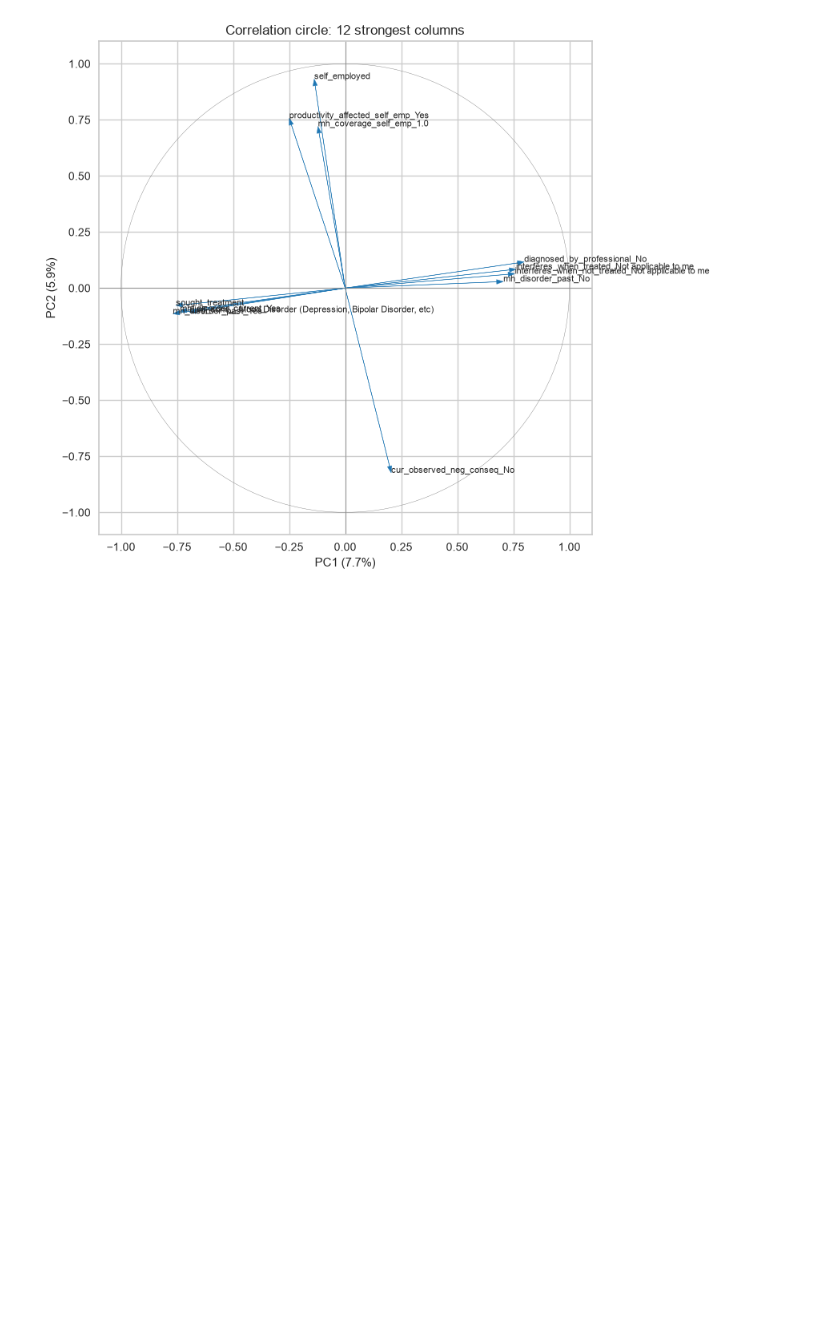
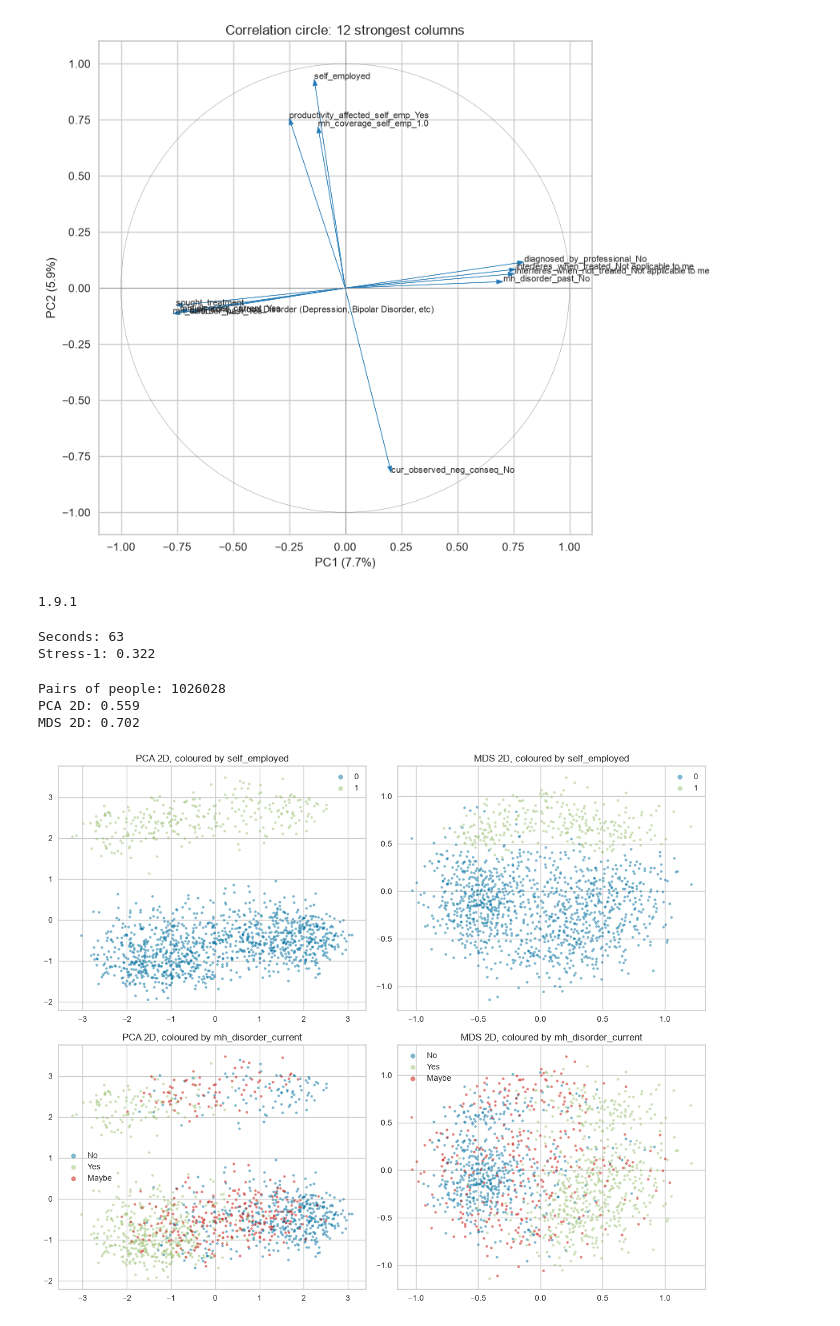
Before and after one commit to nosadfountains/Unsupervised-ML_Case-Study, a Jupyter notebook: mental-health-clustering/analysis.ipynb, the cells around one changed output. Drawn from its saved outputs; the diff is of its cells as text; code cells hidden in the pictures; blank space fills up the shorter version.

```diff
--- a/mental-health-clustering/analysis.ipynb
+++ b/mental-health-clustering/analysis.ipynb
@@ -2305,3 +2305,57 @@ ax.set_title("Correlation circle: 12 strongest columns")
 plt.show()
 # %% [output]
 [figure]
+# %%
+import sklearn
+print(sklearn.__version__)
+# %% [output]
+1.9.1
+# %%
+import time
+from sklearn.manifold import MDS
+
+start = time.time()
+
+mds = MDS(n_components=2, metric_mds=False, init="classical_mds", random_state=42)
+mds_2d = mds.fit_transform(X)
+
+print("Seconds:", round(time.time() - start))
+print("Stress-1:", round(mds.stress_, 3))
+# %% [output]
+Seconds: 63
+Stress-1: 0.322
+# %%
+from scipy.spatial.distance import pdist
+from scipy.stats import spearmanr
+
+d_orig = pdist(X)
+d_pca = pdist(pc_scores[:, :2])
+d_mds = pdist(mds_2d)
+
+print("Pairs of people:", len(d_orig))
+print("PCA 2D:", round(spearmanr(d_orig, d_pca).statistic, 3))
+print("MDS 2D:", round(spearmanr(d_orig, d_mds).statistic, 3))
+# %% [output]
+Pairs of people: 1026028
+PCA 2D: 0.559
+MDS 2D: 0.702
+# %%
+views = [("PCA", pc_scores[:, :2]), ("MDS", mds_2d)]
+colourings = ["self_employed", "mh_disorder_current"]
+
+fig, axes = plt.subplots(2, 2, figsize=(12, 10))
+
+for col, (view_name, coords) in enumerate(views):
+    for row, colour_name in enumerate(colourings):
+        ax = axes[row, col]
+        groups = df_clean[colour_name].values
+        for group in pd.unique(groups):
+            mask = groups == group
+            ax.scatter(coords[mask, 0], coords[mask, 1], s=8, alpha=0.5, label=str(group))
+        ax.set_title(view_name + " 2D, coloured by " + colour_name)
+        ax.legend(markerscale=2)
+
+plt.tight_layout()
+plt.show()
+# %% [output]
+[figure, added]
```
Also changed, not shown: parts of 1 cell of this notebook, 1 other file.
